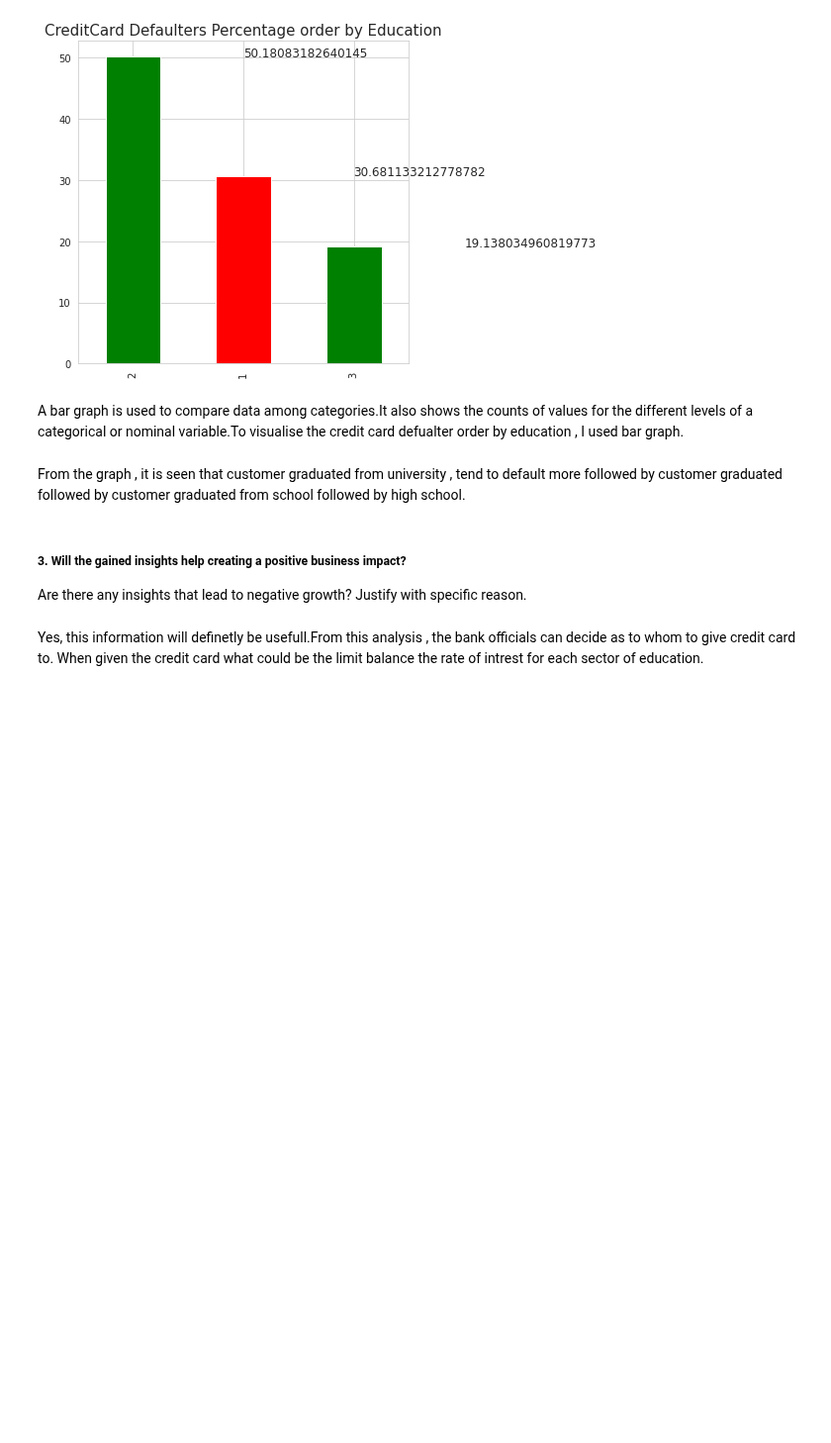
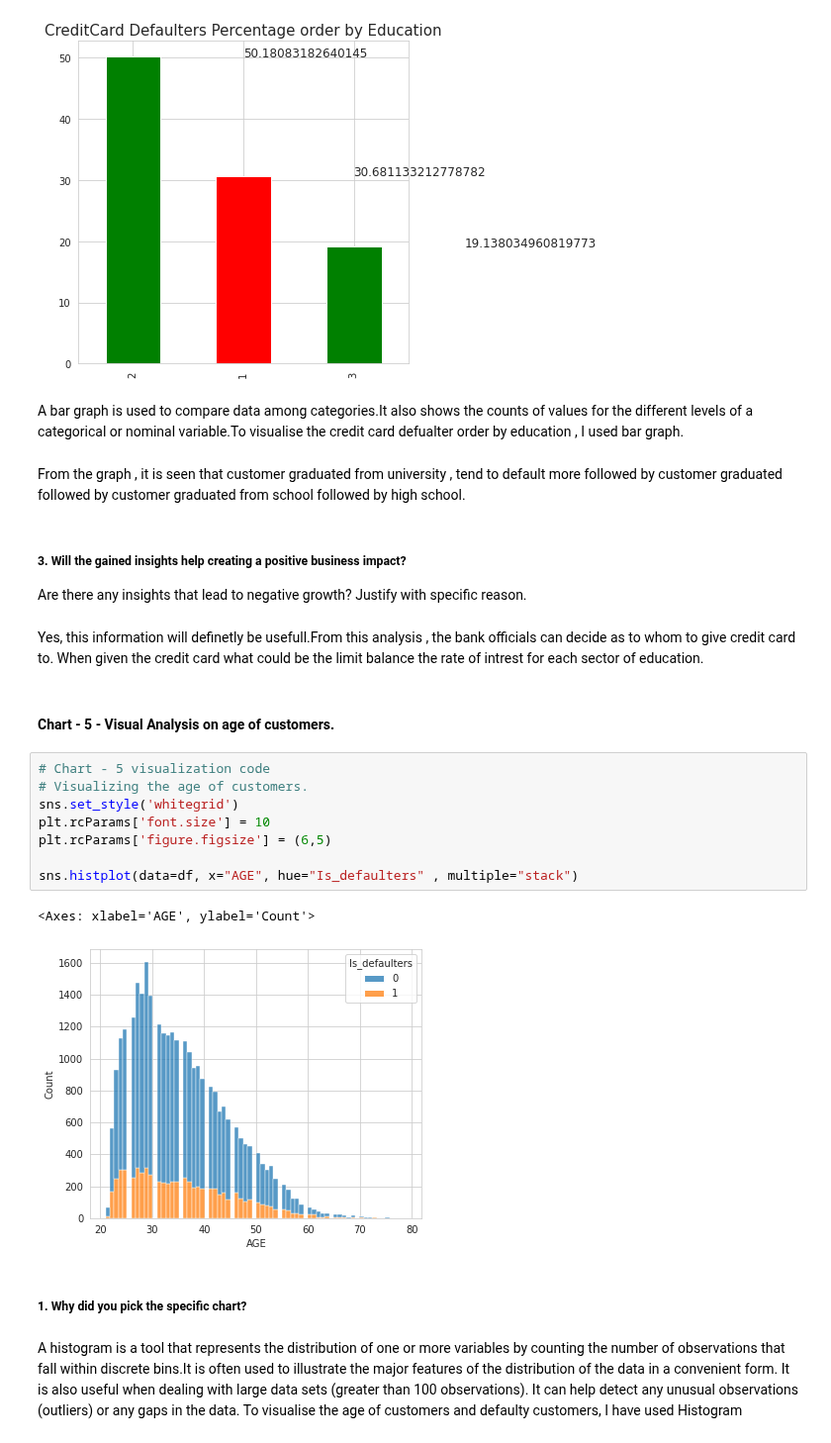
Before and after one commit to 1991Ab/Capstone-Project-3-Credit-Card-Default-Prediction, a Jupyter notebook: DefaultCreditCcard_Individual.ipynb, the cells around one changed output. Shown at 99% size. Saved outputs shown, nothing was run; the diff lists cells and outputs as text; blank space fills up the shorter version.

```diff
--- a/DefaultCreditCcard_Individual.ipynb
+++ b/DefaultCreditCcard_Individual.ipynb
@@ -788,3 +788,21 @@ From the graph , it is seen that customer graduated from university , tend to de
 Are there any insights that lead to negative growth? Justify with specific reason.
 # %% [markdown]
 Yes, this information will definetly be usefull.From this analysis , the bank officials can decide as to whom to give credit card to. When  given the credit card what could be the limit balance the rate of intrest for each sector of education.
+# %% [markdown]
+#### Chart - 5 - Visual Analysis on age of customers.
+# %%
+# Chart - 5 visualization code
+# Visualizing the age of customers.
+sns.set_style('whitegrid')
+plt.rcParams['font.size'] = 10
+plt.rcParams['figure.figsize'] = (6,5)
+
+sns.histplot(data=df, x="AGE", hue="Is_defaulters" , multiple="stack")
+# %% [output]
+<Axes: xlabel='AGE', ylabel='Count'>
+[figure, added]
+# %% [markdown]
+##### 1. Why did you pick the specific chart?
+# %% [markdown]
+A histogram is a tool that represents the distribution of one or more variables by counting the number of observations that fall within discrete bins.It is often used to illustrate the major features of the distribution of the data in a convenient form. It is also useful when dealing with large data sets (greater than 100 observations). It can help detect any unusual observations (outliers) or any gaps in the data.
+To visualise the age of customers and defaulty customers, I have used Histogram
```
